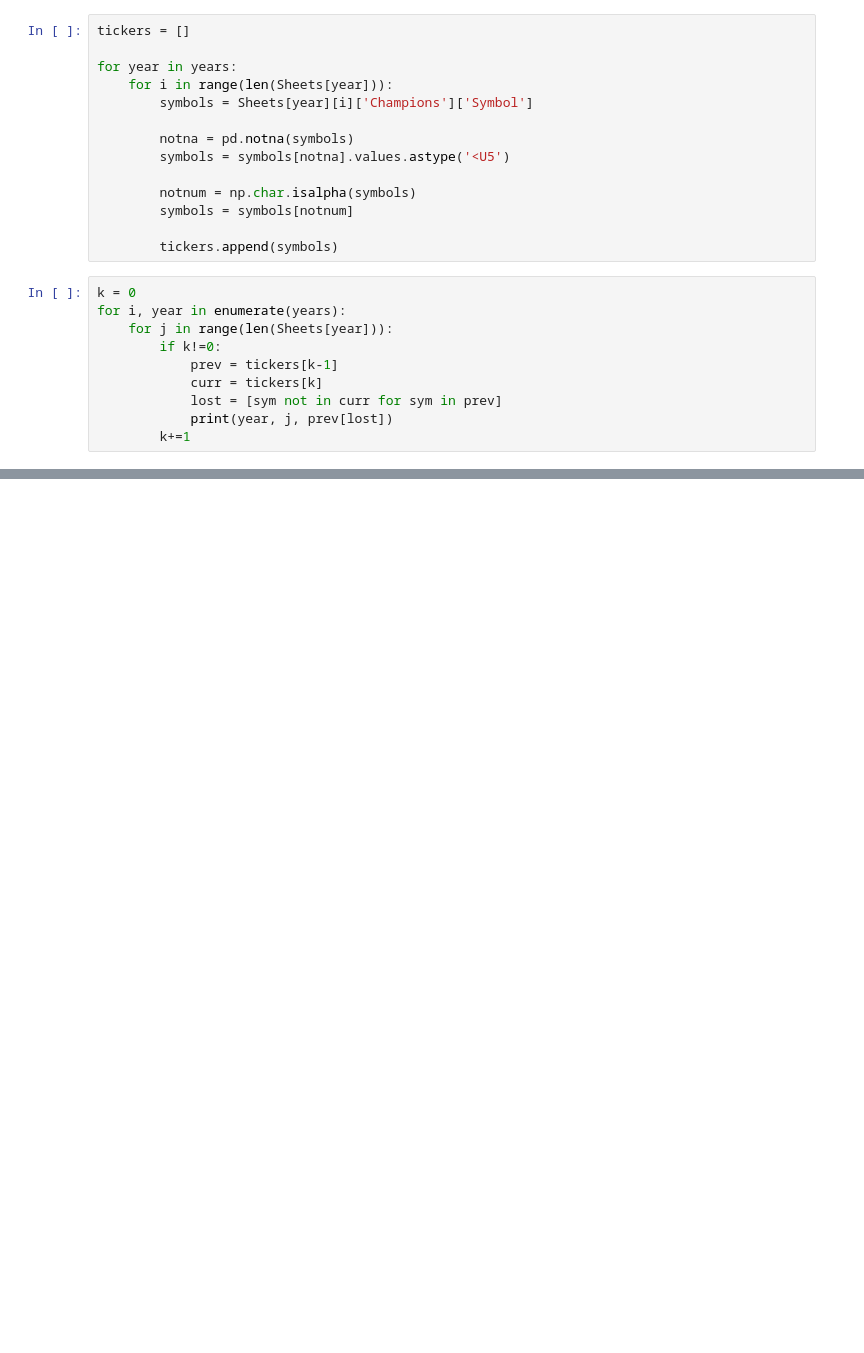
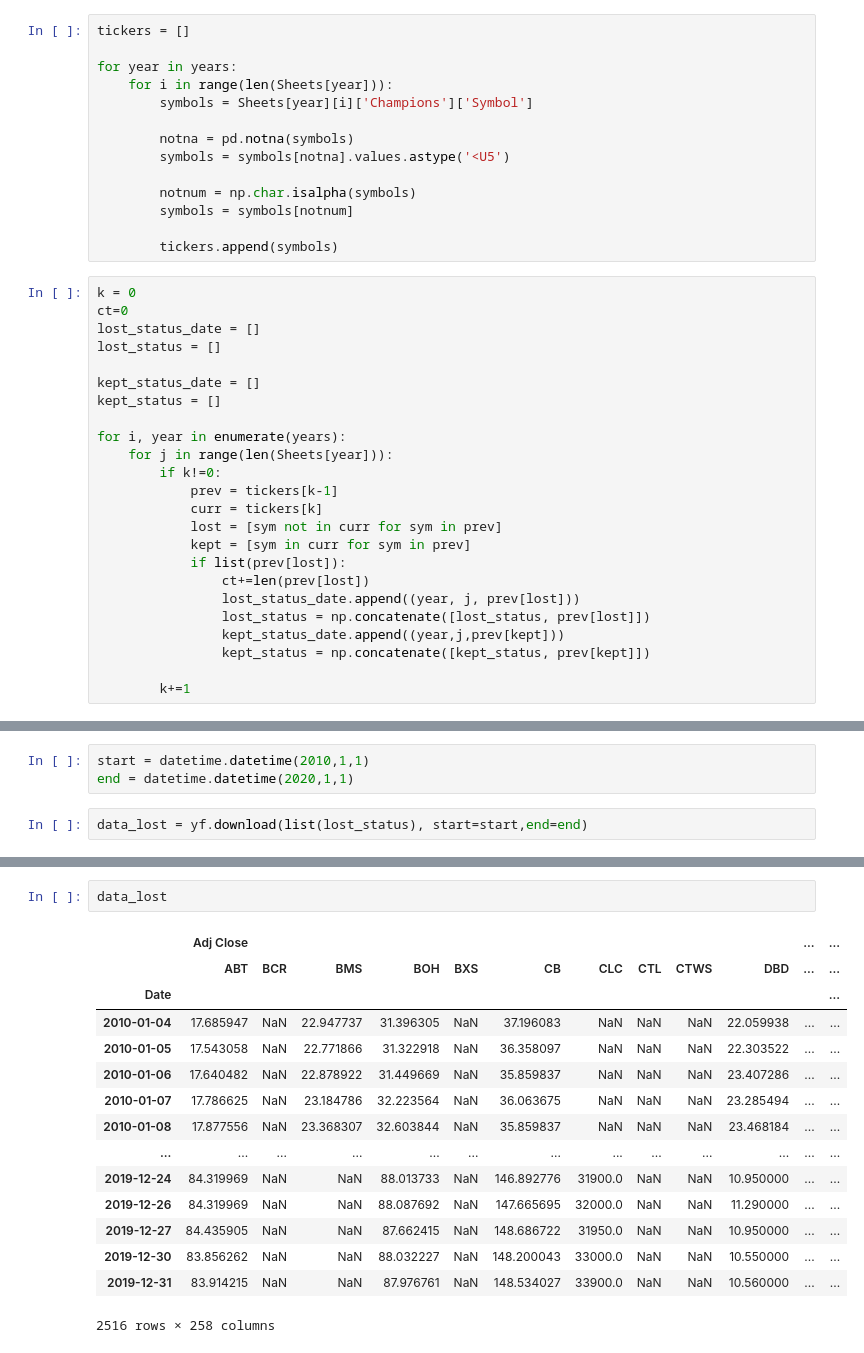
Before and after one commit to danpelis/DividendChampionPredictor, a Jupyter notebook: GetTickers.ipynb, the cells around one changed output, grey strips where cells are left out. Saved outputs shown, nothing was run; the diff lists cells and outputs as text; blank space fills up the shorter version.

```diff
--- a/GetTickers.ipynb
+++ b/GetTickers.ipynb
@@ -33,11 +51,25 @@ for year in years:
         tickers.append(symbols)
 # %%
 k = 0
+ct=0
+lost_status_date = []
+lost_status = []
+
+kept_status_date = []
+kept_status = []
+
 for i, year in enumerate(years):
     for j in range(len(Sheets[year])):
         if k!=0:
             prev = tickers[k-1]
             curr = tickers[k]
             lost = [sym not in curr for sym in prev]
-            print(year, j, prev[lost])
+            kept = [sym in curr for sym in prev]
+            if list(prev[lost]):
+                ct+=len(prev[lost])
+                lost_status_date.append((year, j, prev[lost]))
+                lost_status = np.concatenate([lost_status, prev[lost]])
+                kept_status_date.append((year,j,prev[kept]))
+                kept_status = np.concatenate([kept_status, prev[kept]])
+
         k+=1
@@ -79,0 +105,5 @@ array(['SRCE', 'MMM', 'AOS', 'ABM', 'AFL', 'APD', 'MO', 'AWR', 'ATR',
+# %%
+start = datetime.datetime(2010,1,1)
+end = datetime.datetime(2020,1,1)
+# %%
+data_lost = yf.download(list(lost_status), start=start,end=end)
@@ -79,0 +128,18 @@ array(['SRCE', 'MMM', 'AOS', 'ABM', 'AFL', 'APD', 'MO', 'AWR', 'ATR',
+# %%
+data_lost
+# %% [output]
+|  | Adj Close |  |  |  |  |  |  |  |  |  | ... | ... |
+|  | ABT | BCR | BMS | BOH | BXS | CB | CLC | CTL | CTWS | DBD | ... | ... |
+| Date |  |  |  |  |  |  |  |  |  |  |  | ... |
+| 2010-01-04 | 17.685947 | NaN | 22.947737 | 31.396305 | NaN | 37.196083 | NaN | NaN | NaN | 22.059938 | ... | ... |
+| 2010-01-05 | 17.543058 | NaN | 22.771866 | 31.322918 | NaN | 36.358097 | NaN | NaN | NaN | 22.303522 | ... | ... |
+| 2010-01-06 | 17.640482 | NaN | 22.878922 | 31.449669 | NaN | 35.859837 | NaN | NaN | NaN | 23.407286 | ... | ... |
+| 2010-01-07 | 17.786625 | NaN | 23.184786 | 32.223564 | NaN | 36.063675 | NaN | NaN | NaN | 23.285494 | ... | ... |
+| 2010-01-08 | 17.877556 | NaN | 23.368307 | 32.603844 | NaN | 35.859837 | NaN | NaN | NaN | 23.468184 | ... | ... |
+| ... | ... | ... | ... | ... | ... | ... | ... | ... | ... | ... | ... | ... |
+| 2019-12-24 | 84.319969 | NaN | NaN | 88.013733 | NaN | 146.892776 | 31900.0 | NaN | NaN | 10.950000 | ... | ... |
+| 2019-12-26 | 84.319969 | NaN | NaN | 88.087692 | NaN | 147.665695 | 32000.0 | NaN | NaN | 11.290000 | ... | ... |
+| 2019-12-27 | 84.435905 | NaN | NaN | 87.662415 | NaN | 148.686722 | 31950.0 | NaN | NaN | 10.950000 | ... | ... |
+| 2019-12-30 | 83.856262 | NaN | NaN | 88.032227 | NaN | 148.200043 | 33000.0 | NaN | NaN | 10.550000 | ... | ... |
+| 2019-12-31 | 83.914215 | NaN | NaN | 87.976761 | NaN | 148.534027 | 33900.0 | NaN | NaN | 10.560000 | ... | ... |
+2516 rows × 258 columns
```
Also changed, not shown: parts of 9 cells of this notebook.
